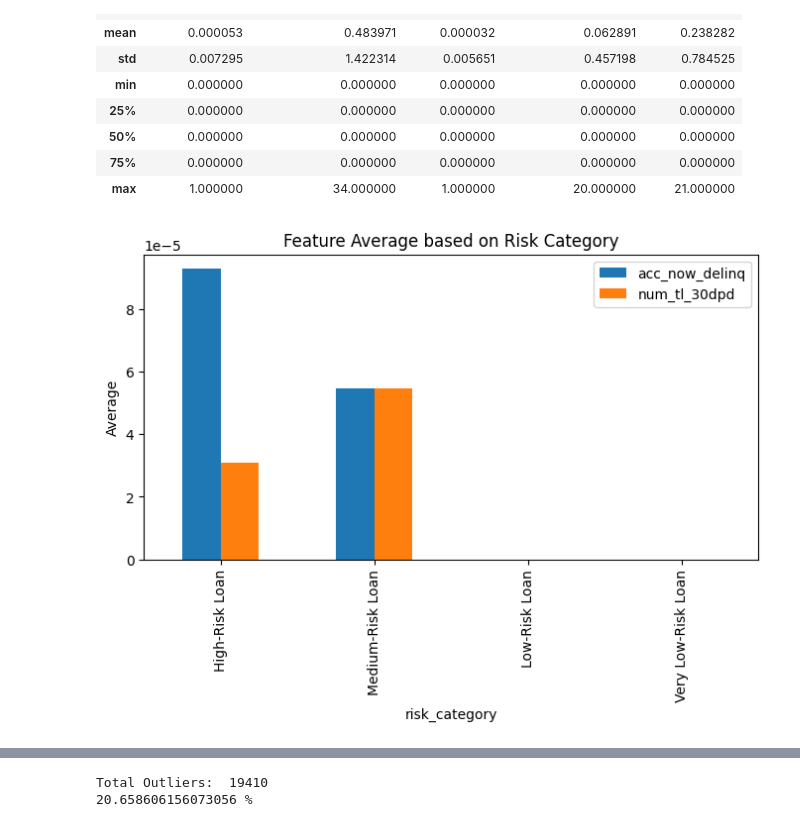
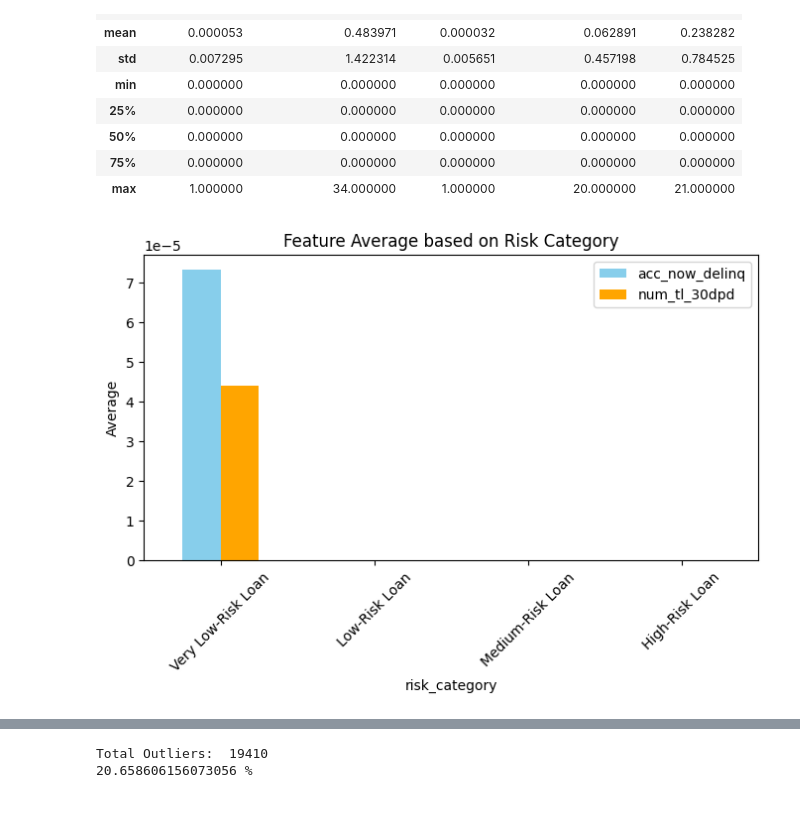
Before and after one commit to hidayah24/data-analyst-portfolio, a Jupyter notebook: Project-2-Credit-Risk-Analysis-and-Optimization-of-Lending-Decisions/Credit-Risk-Analysis.ipynb, the cells around one changed output, grey strips where cells are left out. Saved outputs shown, nothing was run; the diff lists cells and outputs as text; code cells hidden in the pictures.

Commit message:
Performing EDA again on Delinquency & Default Risk

```diff
--- a/Project-2-Credit-Risk-Analysis-and-Optimization-of-Lending-Decisions/Credit-Risk-Analysis.ipynb
+++ b/Project-2-Credit-Risk-Analysis-and-Optimization-of-Lending-Decisions/Credit-Risk-Analysis.ipynb
@@ -521,9 +480,12 @@ df[['acc_now_delinq', 'num_accts_ever_120_pd', 'num_tl_30dpd', 'num_tl_90g_dpd_2
 # %%
 grouped_data = df.groupby('risk_category')[['acc_now_delinq', 'num_tl_30dpd']].mean()
 # Bar plot
-grouped_data.plot(kind='bar', figsize=(8, 4))
+risk_order = ['Very Low-Risk Loan', 'Low-Risk Loan', 'Medium-Risk Loan', 'High-Risk Loan']
+grouped_data = grouped_data.reindex(risk_order)
+grouped_data.plot(kind='bar', figsize=(8, 4), color=['skyblue', 'orange'])
 plt.title('Feature Average based on Risk Category')
 plt.ylabel('Average')
+plt.xticks(rotation=45)
 plt.show()
 # %% [output]
-[figure, old version]
+[figure, new version]
```
Also changed, not shown: parts of 18 cells of this notebook.
